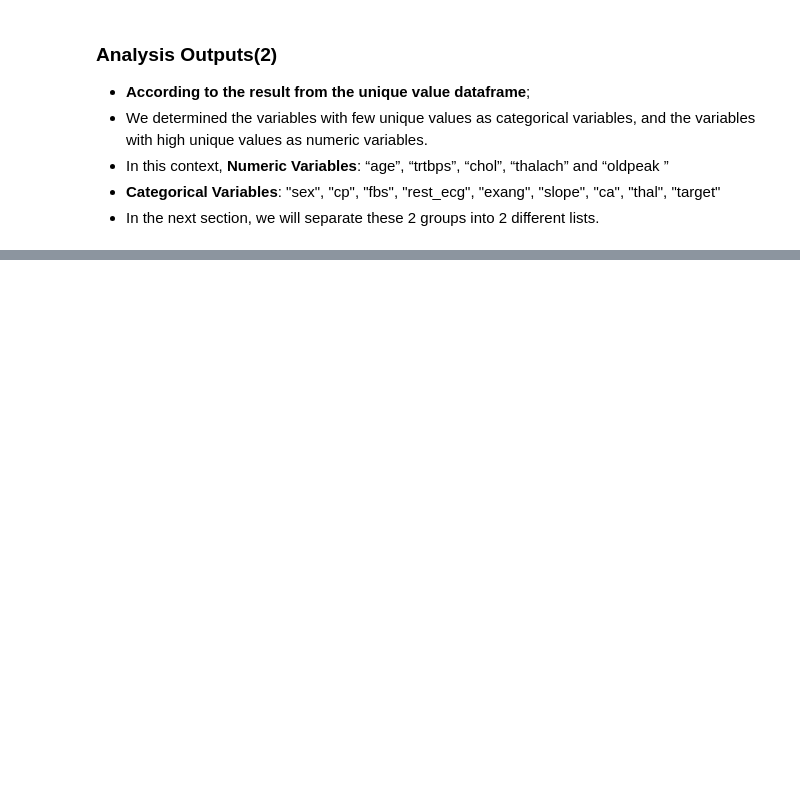
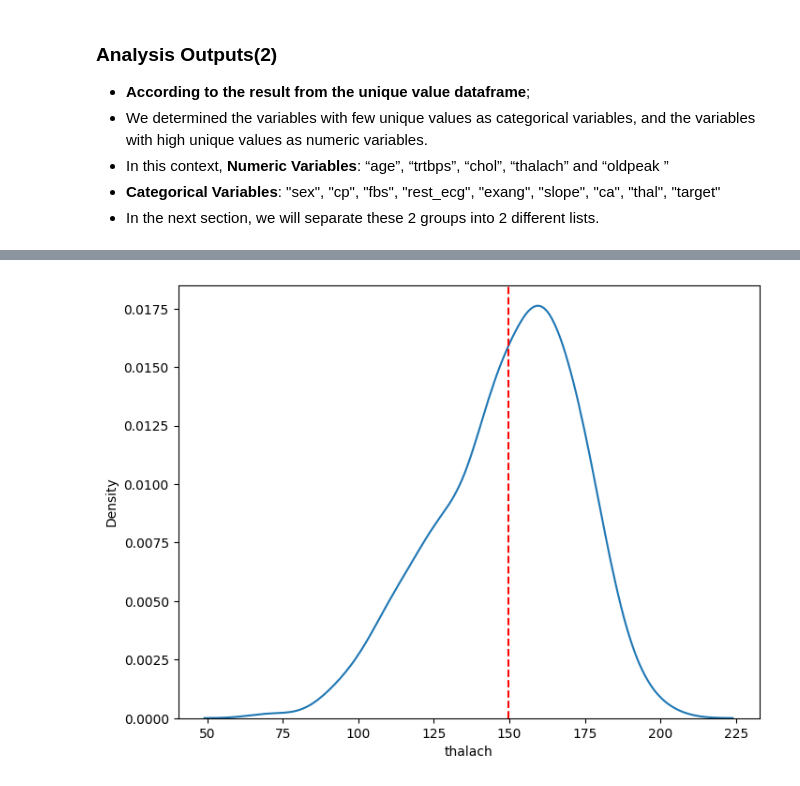
Before and after one commit to dekapd99/Kaggle-EDA-Heart-Attack-Prediction, a Jupyter notebook: Kaggle-EDA-Heart-Attack-Prediction.ipynb, the cells around one changed output, grey strips where cells are left out. Drawn from its saved outputs; the diff is of its cells as text; code cells hidden in the pictures; blank space fills up the shorter version.

```diff
--- a/Kaggle-EDA-Heart-Attack-Prediction.ipynb
+++ b/Kaggle-EDA-Heart-Attack-Prediction.ipynb
@@ -196,0 +241,6 @@ pd.DataFrame(unique_number, index = df.columns, columns = ["Total Unique Value"]
+# %%
+x, y = plt.subplots(figsize = (8, 6))
+sns.distplot(df["thalach"], hist = False, ax = y)
+y.axvline(df["thalach"].mean(), color = "r", ls = "--");
+# %% [output]
+[figure, added]
```
Also changed, not shown: parts of 14 cells of this notebook.
